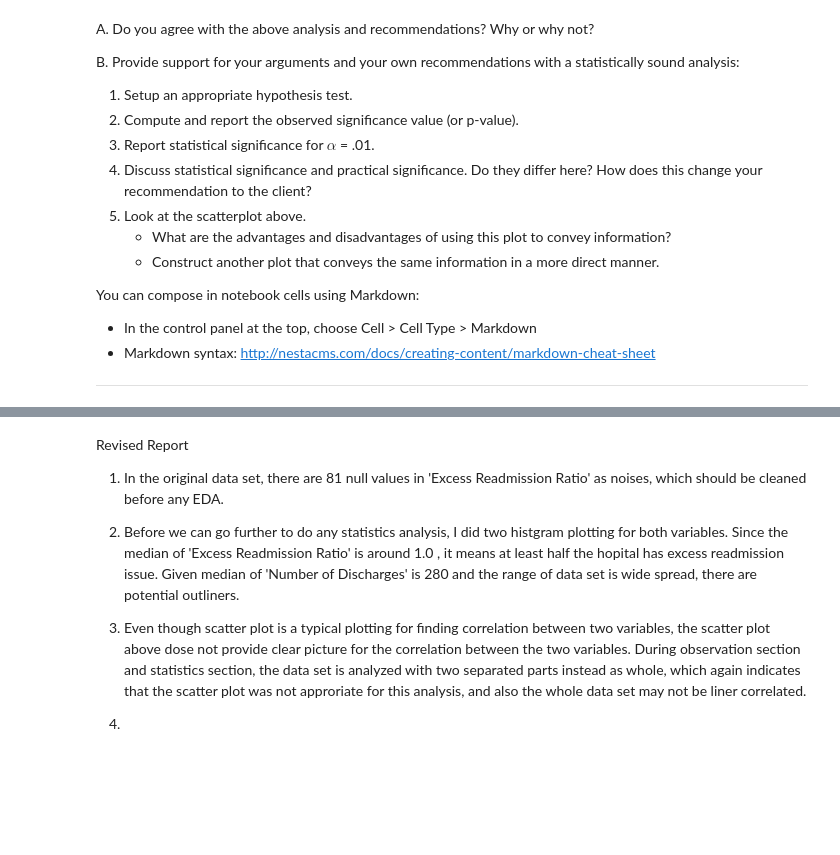
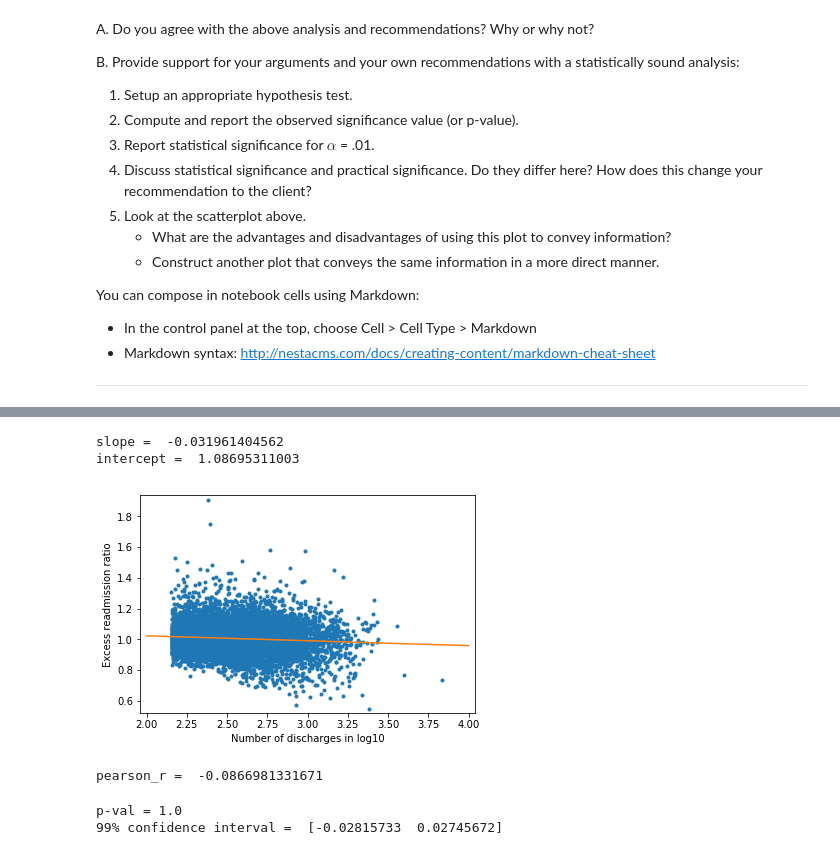
Before and after one commit to cindybbzou/SpringBoard, a Jupyter notebook: sliderule_dsi_inferential_statistics_exercise_3.ipynb, the cells around one changed output, grey strips where cells are left out. Drawn from its saved outputs; the diff is of its cells as text; code cells hidden in the pictures; blank space fills up the shorter version.

```diff
--- a/sliderule_dsi_inferential_statistics_exercise_3.ipynb
+++ b/sliderule_dsi_inferential_statistics_exercise_3.ipynb
@@ -162,10 +181,54 @@ median of excess readmission ratio =  1.0028
-# %% [markdown]
-Revised Report
-
-1. In the original data set, there are 81 null values in 'Excess Readmission Ratio' as noises, which should be cleaned before any EDA.
-
-2. Before we can go further to do any statistics analysis, I did two histgram plotting for both variables. Since the median of 'Excess Readmission Ratio' is around 1.0 , it means at least half the hopital has excess readmission issue. Given median of 'Number of Discharges' is 280 and the range of data set is wide spread, there are potential outliners.
-
-3. Even though scatter plot is a typical plotting for finding correlation between two variables, the scatter plot above dose not provide clear picture for the correlation between the two variables. During observation section and statistics section, the data set is analyzed with two separated parts instead as whole, which again indicates that the scatter plot was not approriate for this analysis, and also the whole data set may not be liner correlated.
-
-4.
+# %%
+log_discharge = np.log10(discharge)
+
+plt.plot(log_discharge, readmission, marker='.', linestyle='none')
+plt.xlabel('Number of discharges in log10')
+plt.ylabel('Excess readmission ratio')
+plt.margins(0.02)
+
+a,b = np.polyfit(log_discharge, readmission, 1)
+print('slope = ', a)
+print('intercept = ', b)
+sample_x = np.array([2, 4])
+sample_y = a*sample_x+b
+
+plt.plot(sample_x, sample_y)
+
+plt.show()
+# %% [output]
+slope =  -0.031961404562
+intercept =  1.08695311003
+[figure, added]
+# %%
+def pearson_r(x, y):
+
+    corr_mat = np.corrcoef(x,y)
+    return corr_mat[0,1]
+
+pearson_ob = pearson_r(discharge, readmission)
+
+print('pearson_r = ',pearson_ob)
+# %% [output]
+pearson_r =  -0.0866981331671
+# %%
+# Initialize permutation replicates: perm_replicates
+perm_replicates = np.empty(10000)
+
+# Draw replicates
+for i in range(10000):
+    # Permute Number of Discharges measurments: x_permuted
+    discharge_permuted = np.random.permutation(x)
+
+    # Compute Pearson correlation
+    perm_replicates[i] = pearson_r(discharge_permuted, readmission)
+
+# Compute p-value: p
+p = np.sum(perm_replicates > pearson_ob) / len(perm_replicates)
+print('p-val =', p)
+
+# Compute the 99% confidence interval: conf_int
+conf_int = np.percentile(perm_replicates, [0.5,99.5])
+print('99% confidence interval = ', conf_int)
+# %% [output]
+p-val = 1.0
+99% confidence interval =  [-0.02815733  0.02745672]
```
Also changed, not shown: parts of 4 cells of this notebook.
